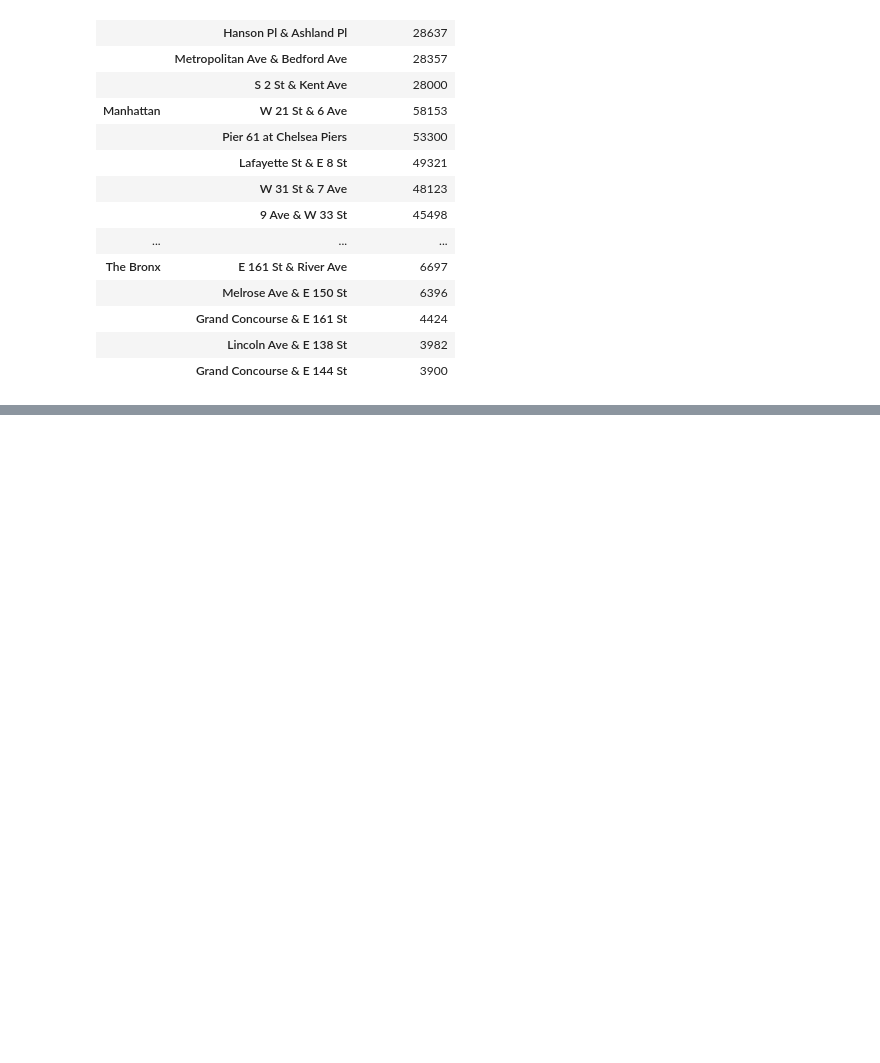
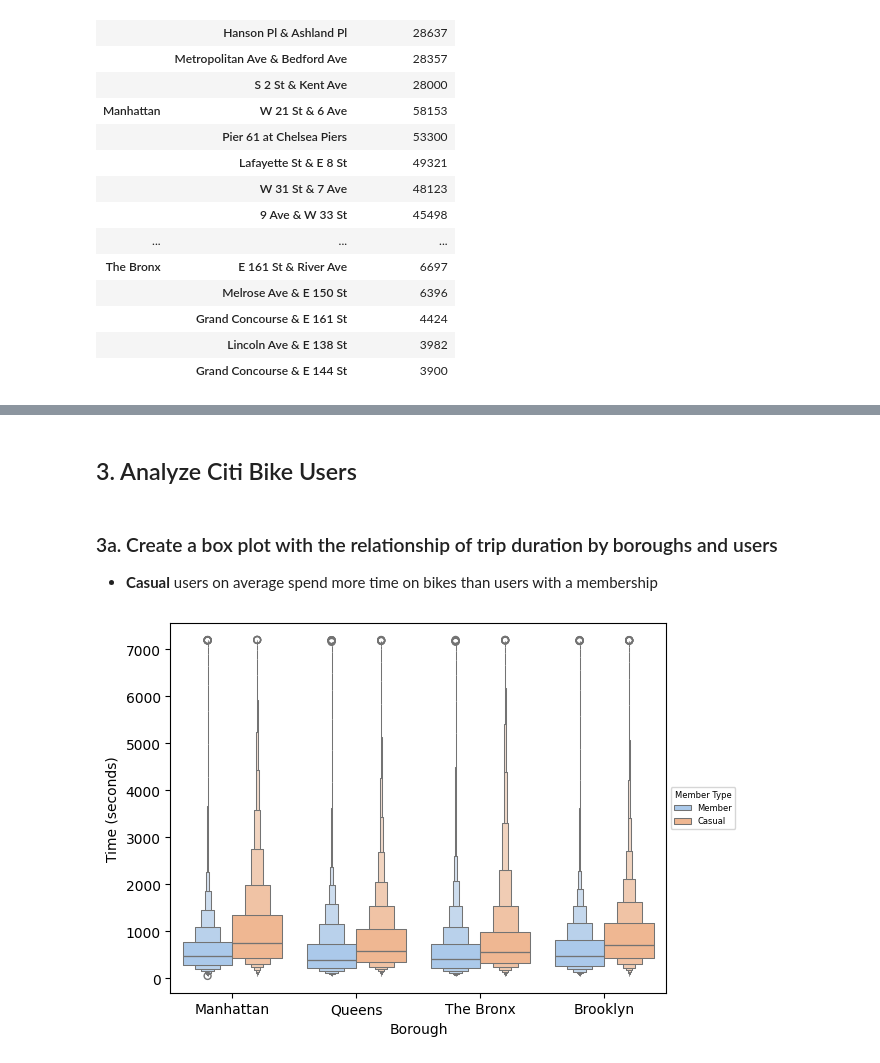
Before and after one commit to kazirshahria/citi-bike, a Jupyter notebook: notebook/02_data_analysis.ipynb, the cells around one changed output, grey strips where cells are left out. Saved outputs shown, nothing was run; the diff lists cells and outputs as text; code cells hidden in the pictures; blank space fills up the shorter version.

Commit message:
Code and data visuals to analyze riders and users

```diff
--- a/notebook/02_data_analysis.ipynb
+++ b/notebook/02_data_analysis.ipynb
@@ -202,0 +268,22 @@ df3.groupby(
+# %% [markdown]
+## 3. Analyze Citi Bike Users
+# %% [markdown]
+### 3a. Create a box plot with the relationship of trip duration by boroughs and users
+
+- **Casual** users on average spend more time on bikes than users with a membership
+# %%
+sns.boxenplot(
+    data=df3,
+    x='start_borough',
+    y='trip_duration',
+    hue='member_casual',
+    palette='pastel'
+    )
+
+plt_legend = plt.legend(fontsize=6, loc='center left', bbox_to_anchor=(1, 0.5))
+plt_legend.set_title('Member Type', prop={'size': 6})
+plt.xlabel('Borough')
+plt.ylabel('Time (seconds)')
+plt.show()
+# %% [output]
+[figure, added]
```
Also changed, not shown: parts of 8 cells of this notebook.
